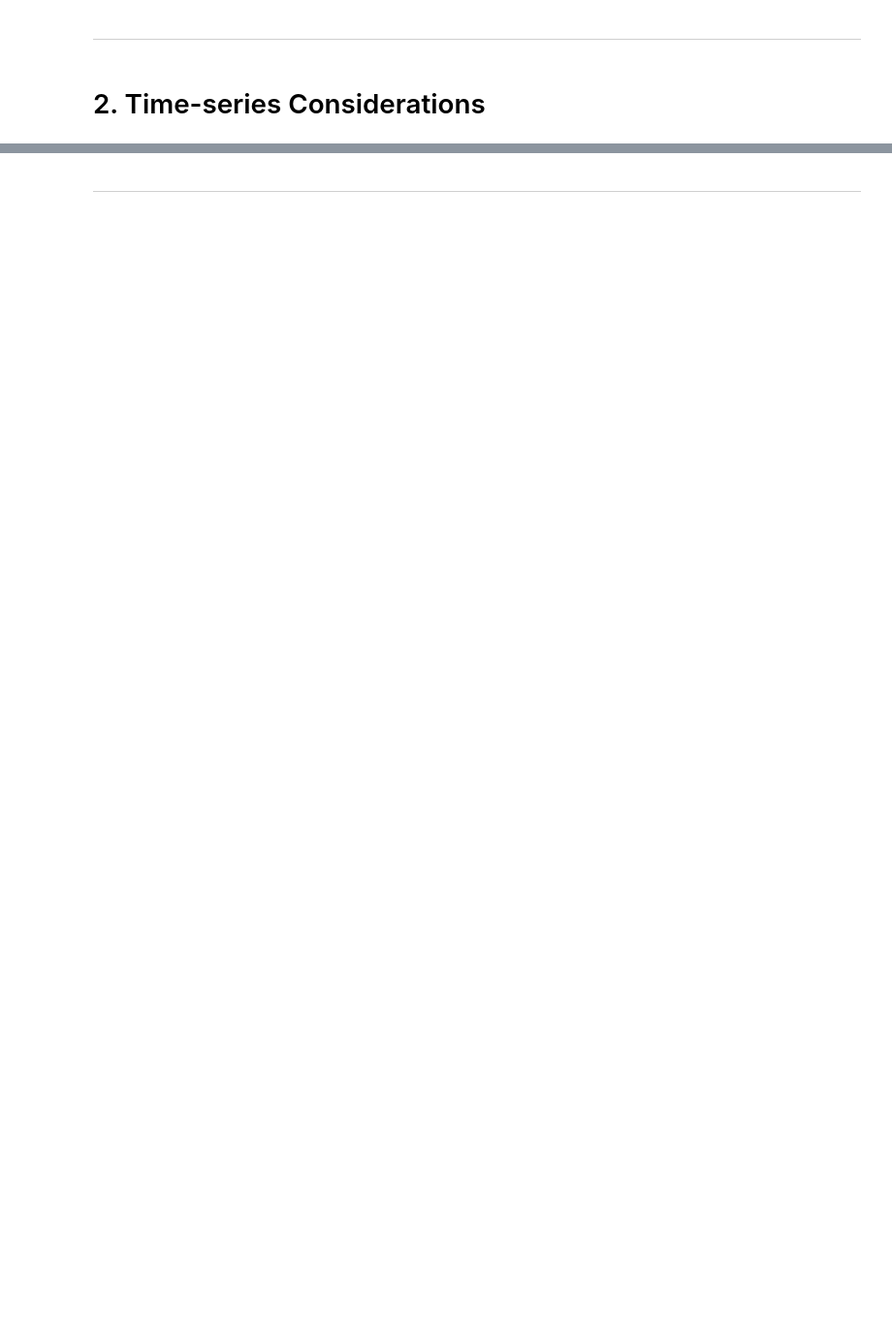
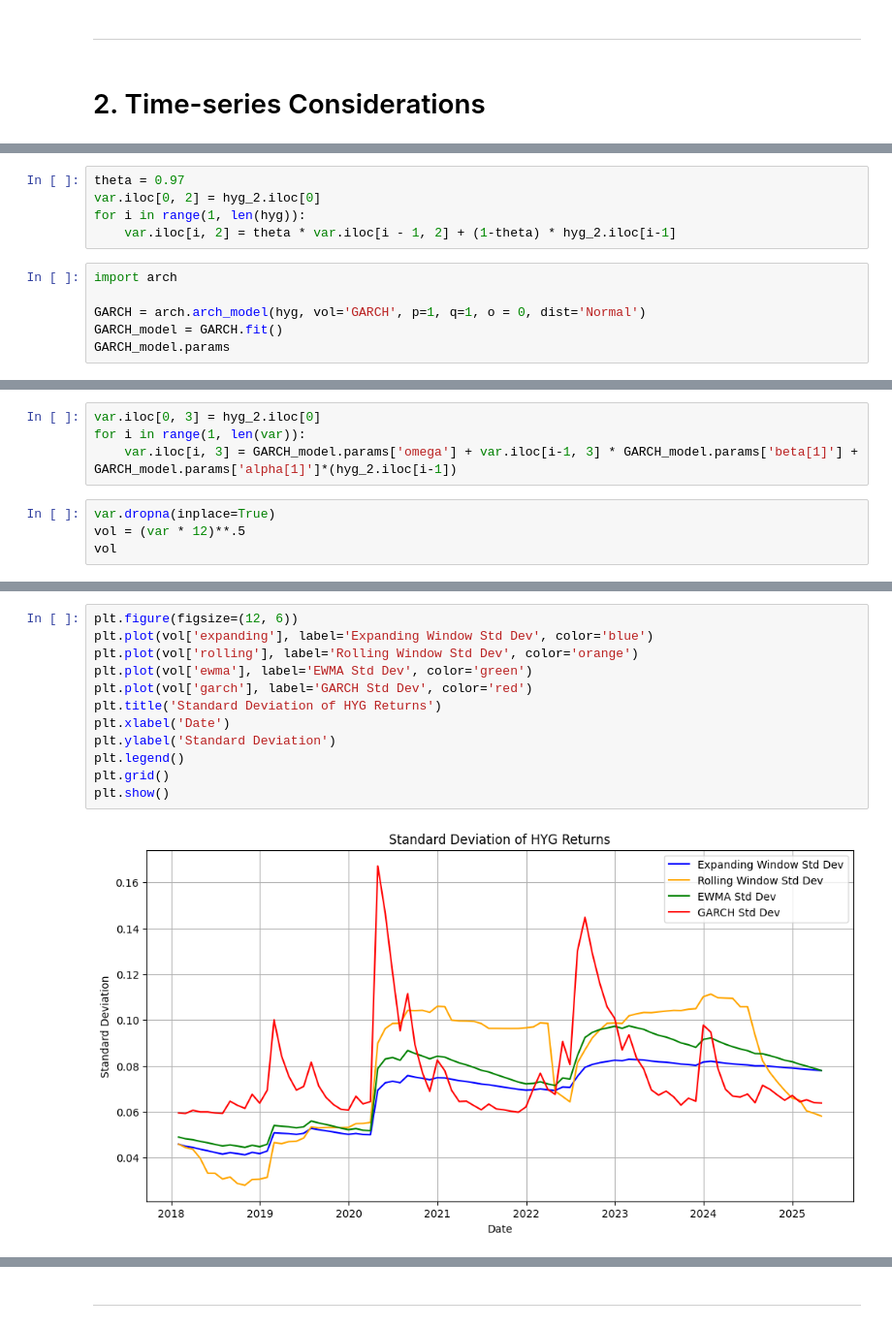
Before and after one commit to dakshox/drw-prework-2025, a Jupyter notebook: assignments/Assessment 2.ipynb, the cells around one changed output, grey strips where cells are left out. Shown at 97% size. Cells and saved outputs as stored; diff of their text form; blank space fills up the shorter version.

```diff
--- a/assignments/Assessment 2.ipynb
+++ b/assignments/Assessment 2.ipynb
@@ -92,0 +186,11 @@ Report the GARCH forecast of volatility in `May 2025` using the data through `Ap
+# %%
+theta = 0.97
+var.iloc[0, 2] = hyg_2.iloc[0]
+for i in range(1, len(hyg)):
+    var.iloc[i, 2] = theta * var.iloc[i - 1, 2] + (1-theta) * hyg_2.iloc[i-1]
+# %%
+import arch
+
+GARCH = arch.arch_model(hyg, vol='GARCH', p=1, q=1, o = 0, dist='Normal')
+GARCH_model = GARCH.fit()
+GARCH_model.params
@@ -92,0 +218,8 @@ Report the GARCH forecast of volatility in `May 2025` using the data through `Ap
+# %%
+var.iloc[0, 3] = hyg_2.iloc[0]
+for i in range(1, len(var)):
+    var.iloc[i, 3] = GARCH_model.params['omega'] + var.iloc[i-1, 3] * GARCH_model.params['beta[1]'] + GARCH_model.params['alpha[1]']*(hyg_2.iloc[i-1])
+# %%
+var.dropna(inplace=True)
+vol = (var * 12)**.5
+vol
@@ -92,0 +245,14 @@ Report the GARCH forecast of volatility in `May 2025` using the data through `Ap
+# %%
+plt.figure(figsize=(12, 6))
+plt.plot(vol['expanding'], label='Expanding Window Std Dev', color='blue')
+plt.plot(vol['rolling'], label='Rolling Window Std Dev', color='orange')
+plt.plot(vol['ewma'], label='EWMA Std Dev', color='green')
+plt.plot(vol['garch'], label='GARCH Std Dev', color='red')
+plt.title('Standard Deviation of HYG Returns')
+plt.xlabel('Date')
+plt.ylabel('Standard Deviation')
+plt.legend()
+plt.grid()
+plt.show()
+# %% [output]
+[figure, added]
```
Also changed, not shown: parts of 45 cells of this notebook.
